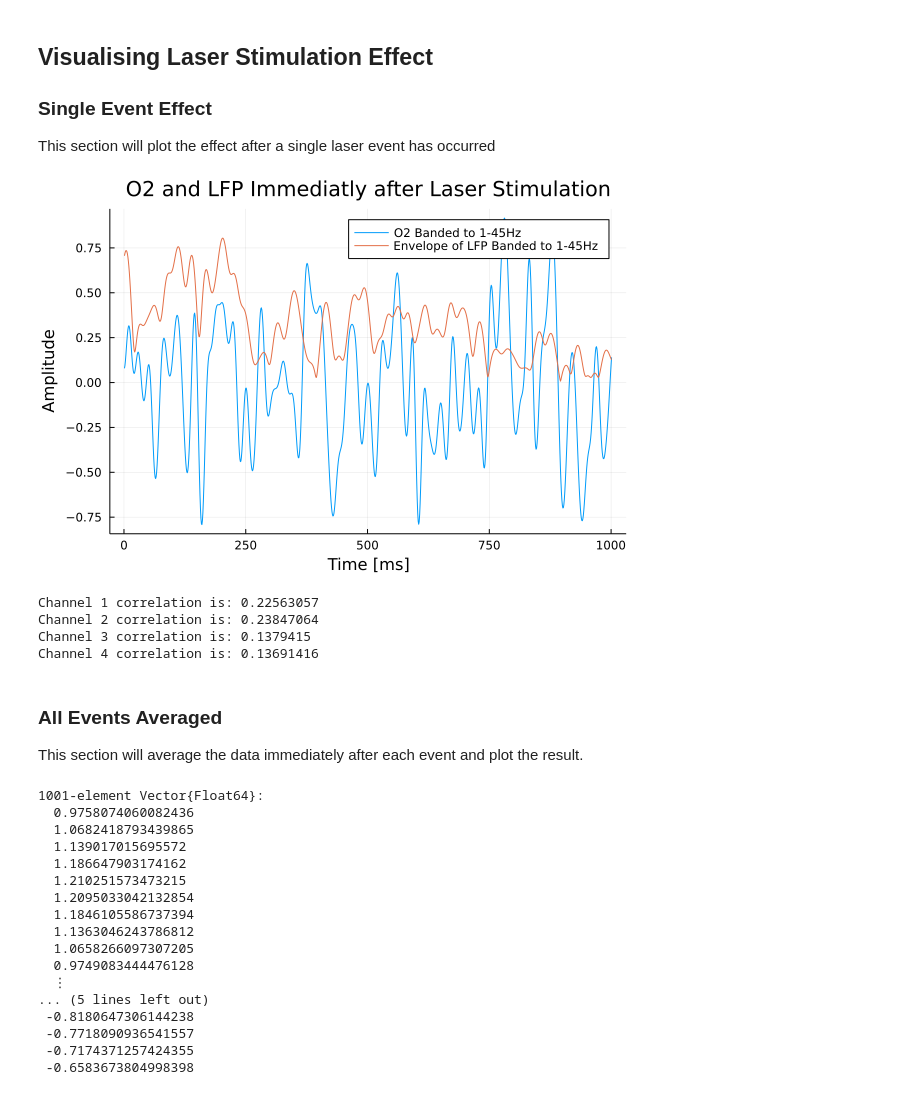
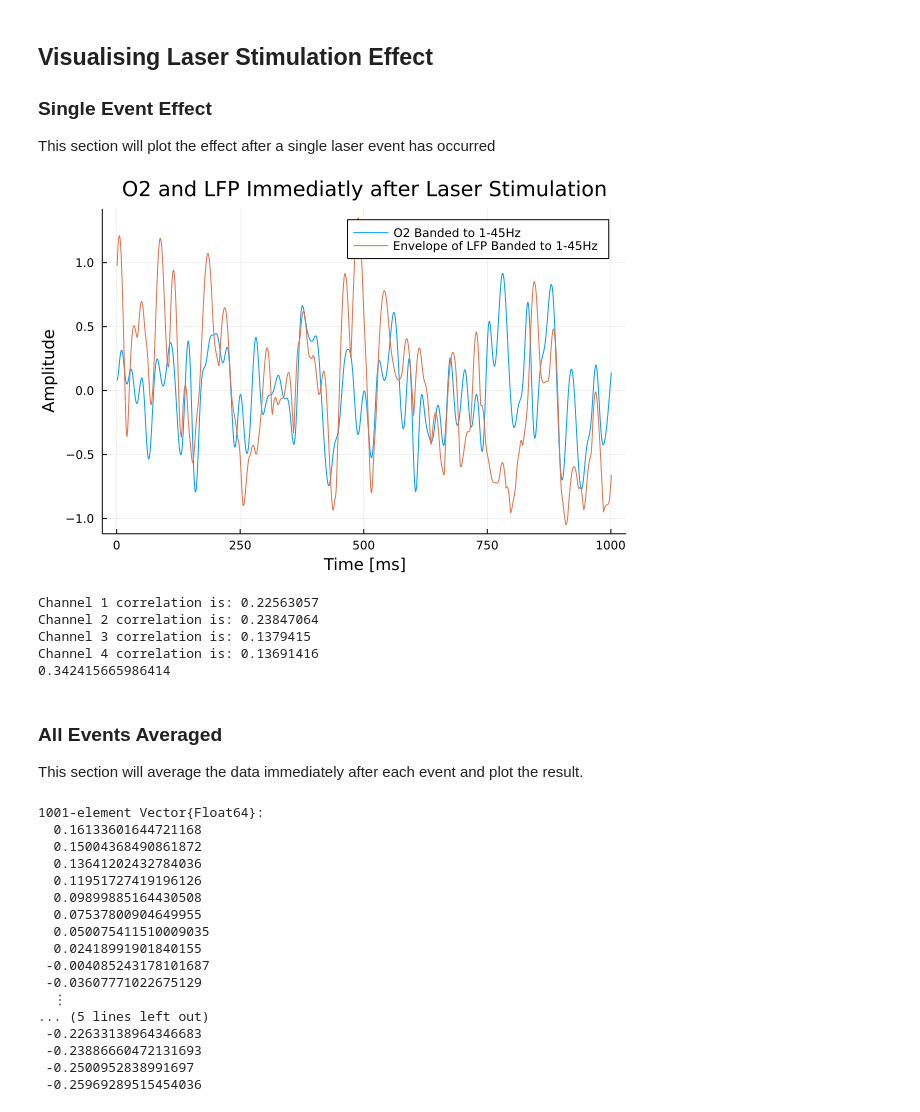
Before and after one commit to alexelwood14/O2-LFP-modelling, a Jupyter notebook: src/notebooks/laser-stim-feature.ipynb, the cells around one changed output. Drawn from its saved outputs; the diff is of its cells as text; code cells hidden in the pictures.

Commit message:
Using more channels in correlation

```diff
--- a/src/notebooks/laser-stim-feature.ipynb
+++ b/src/notebooks/laser-stim-feature.ipynb
@@ -98,38 +98,44 @@ This section will plot the effect after a single laser event has occurred
 # %%
 laser_flag = 1
 
 o2_start = findall(x->x==o2["laser"][laser_flag], o2["timestamps"])[1]
 lfp_start = findall(x->x==lfp["laser"]["on"][laser_flag], lfp["timestamps"])[1]
 increment = 1000
 
+lfp_channels_mean = zeros(increment+1)
+for i in 1:4
+    lfp_channels_mean += standardize(ZScoreTransform, lfp_envelopes[i][lfp_start:lfp_start+increment])
+end
+lfp_channels_mean ./= 4
+
 plot(banded_o2[o2_start:o2_start+increment], label="O2 Banded to 1-45Hz")
-plot!(lfp_envelopes[1][lfp_start:lfp_start+increment], label="Envelope of LFP Banded to 1-45Hz")
+plot!(lfp_channels_mean, label="Envelope of LFP Banded to 1-45Hz")
 
 title!("O2 and LFP Immediatly after Laser Stimulation")
 xlabel!("Time [ms]")
 ylabel!("Amplitude")
 # %% [output]
-[figure, old version]
+[figure, new version]
 # %%
 for i in 1:4
     core = cor(banded_o2[o2_start:o2_start+increment], lfp_envelopes[i][lfp_start:lfp_start+increment])
     println("Channel $(i) correlation is: $(core)")
 end
+println(cor(banded_o2[o2_start:o2_start+increment], lfp_channels_mean))
 # %% [output]
 Channel 1 correlation is: 0.22563057
 Channel 2 correlation is: 0.23847064
 Channel 3 correlation is: 0.1379415
 Channel 4 correlation is: 0.13691416
+0.342415665986414
 # %% [markdown]
 ### All Events Averaged
 
 This section will average the data immediately after each event and plot the result.
 # %%
-o2_starts = findall(x->x in o2["laser"][laser_flag], o2["timestamps"])
-lfp_starts = findall(x->x in lfp["laser"]["on"][laser_flag], lfp["timestamps"])
+o2_starts = findall(x->x in o2["laser"], o2["timestamps"])[1:13]
+lfp_starts = findall(x->x in lfp["laser"]["on"], lfp["timestamps"])[1:13]
 increment = 1000
-
-diffs = o2["laser"][1:10] - lfp["laser"]["on"][1:10]
 
 o2_subset_mean = zeros(increment+1)
 lfp_subset_mean = zeros(increment+1)
@@ -149,22 +155,22 @@ lfp_subset_mean ./= length(lfp_starts)
 lfp_subset_mean ./= 4
 # %% [output]
 1001-element Vector{Float64}:
-  0.9758074060082436
-  1.0682418793439865
-  1.139017015695572
-  1.186647903174162
-  1.210251573473215
-  1.2095033042132854
-  1.1846105586737394
-  1.1363046243786812
-  1.0658266097307205
-  0.9749083444476128
+  0.16133601644721168
+  0.15004368490861872
+  0.13641202432784036
+  0.11951727419196126
+  0.09899885164430508
+  0.07537800904649955
+  0.050075411510009035
+  0.02418991901840155
+ -0.004085243178101687
+ -0.03607771022675129
   ⋮
 ... (5 lines left out)
- -0.8180647306144238
- -0.7718090936541557
- -0.7174371257424355
- -0.6583673804998398
+ -0.22633138964346683
+ -0.23886660472131693
+ -0.2500952838991697
+ -0.25969289515454036
 # %%
 plot(o2_subset_mean, label="O2 Banded to 1-45Hz")
 plot!(lfp_subset_mean, label="Envelope of LFP Banded to 1-45Hz")
```
Also changed, not shown: parts of 2 cells of this notebook.
